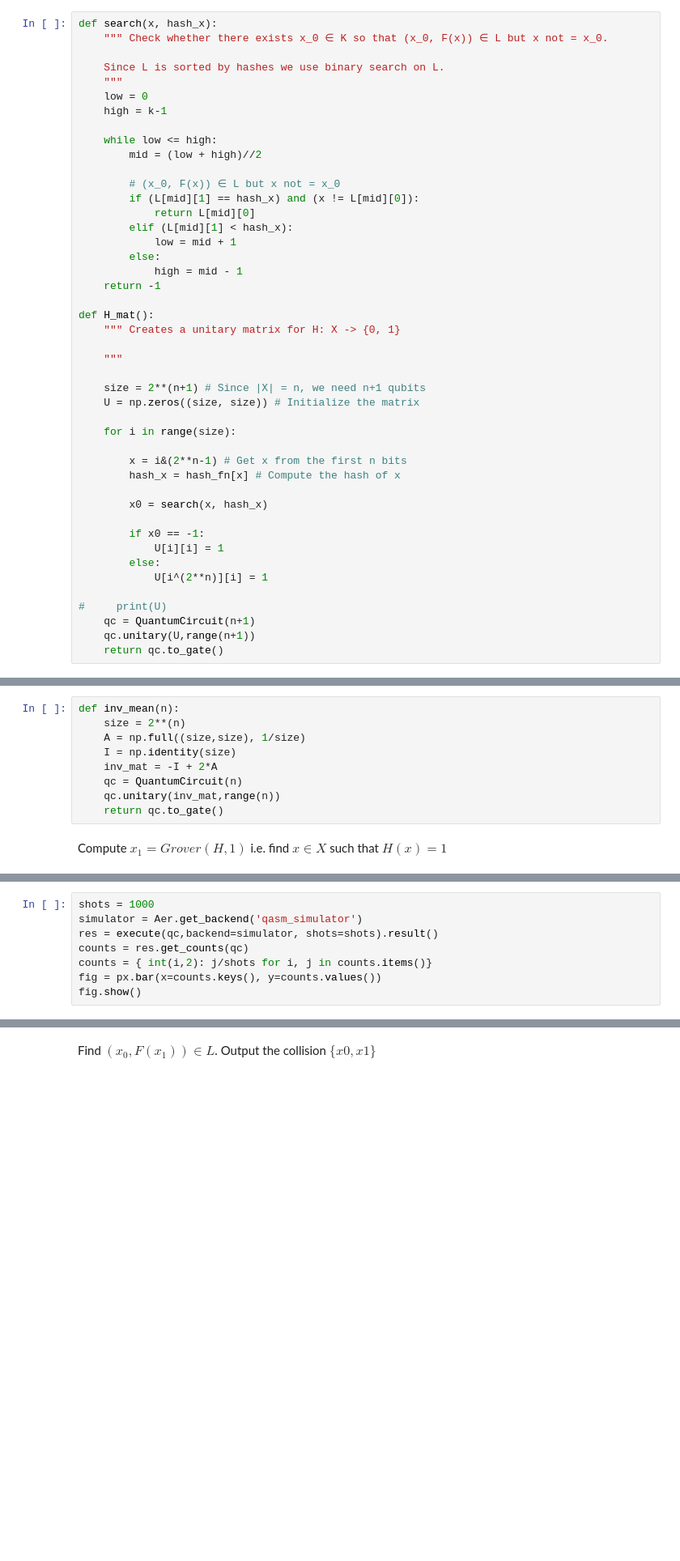
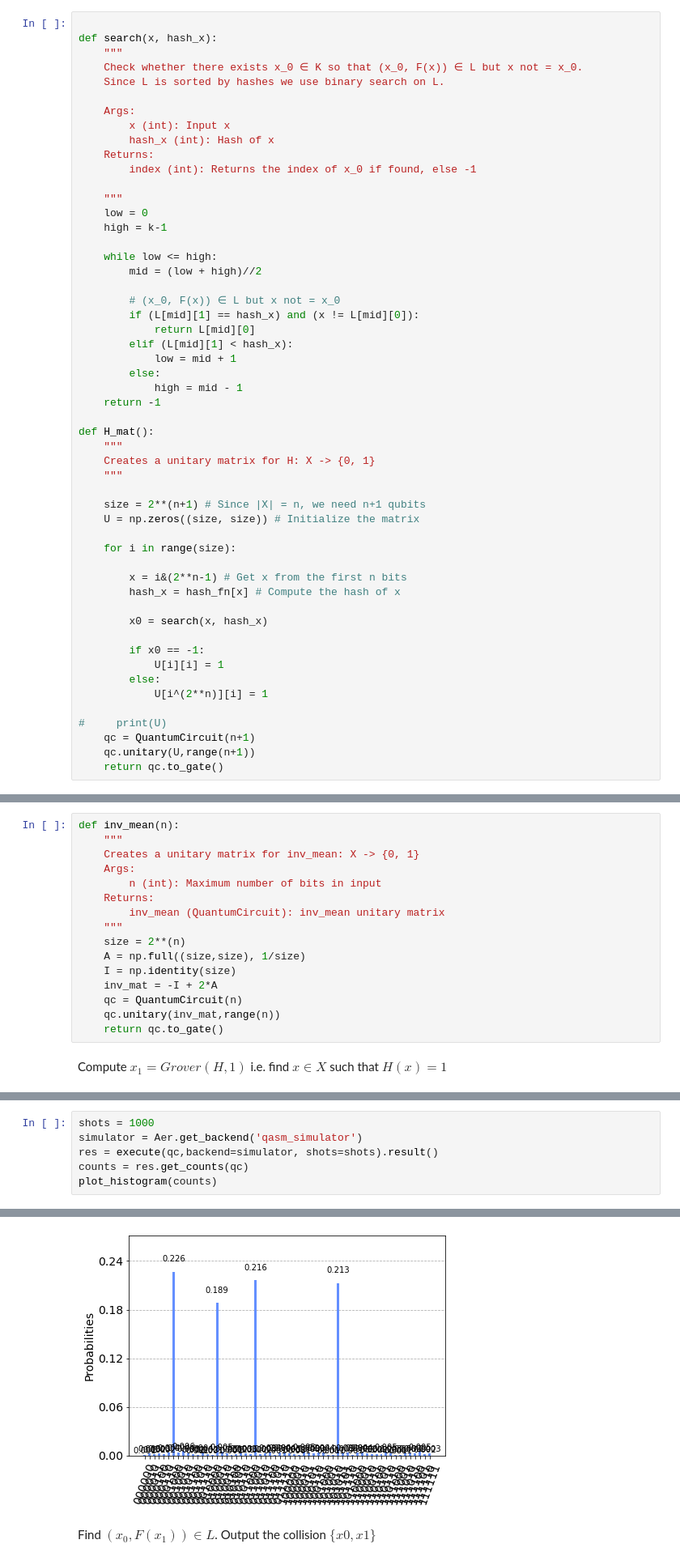
Before and after one commit to Gopal-Dahale/QSKC-Grover, a Jupyter notebook: QC_hash_claw/BHT.ipynb, the cells around one changed output, grey strips where cells are left out. Shown at 81% size. Drawn from its saved outputs; the diff is of its cells as text; blank space fills up the shorter version.

```diff
--- a/QC_hash_claw/BHT.ipynb
+++ b/QC_hash_claw/BHT.ipynb
@@ -101,10 +98,18 @@ No Collision Found
 # %% [markdown]
 Compute $x_1 = Grover(H, 1)$ where $H : X → \{0, 1\}$ denotes the function defined by $H(x) = 1$ if and only if there exists $x_0 ∈ K$ so that $(x_0, F(x)) ∈ L$ but $x \not = x_0$. (Note that $x_0$ is unique if it exists since we already checked that there are no collisions in $L$).
 # %%
+
 def search(x, hash_x):
-    """ Check whether there exists x_0 ∈ K so that (x_0, F(x)) ∈ L but x not = x_0.
+    """
+    Check whether there exists x_0 ∈ K so that (x_0, F(x)) ∈ L but x not = x_0.
+    Since L is sorted by hashes we use binary search on L.
 
-    Since L is sorted by hashes we use binary search on L.
+    Args:
+        x (int): Input x
+        hash_x (int): Hash of x
+    Returns:
+        index (int): Returns the index of x_0 if found, else -1
+
     """
     low = 0
     high = k-1
@@ -122,8 +127,8 @@ def search(x, hash_x):
     return -1
 
 def H_mat():
-    """ Creates a unitary matrix for H: X -> {0, 1}
-
+    """
+    Creates a unitary matrix for H: X -> {0, 1}
     """
 
     size = 2**(n+1) # Since |X| = n, we need n+1 qubits
@@ -149,6 +154,13 @@ def H_mat():
 Inverse about the mean gate required for grover search
 # %%
 def inv_mean(n):
+    """
+    Creates a unitary matrix for inv_mean: X -> {0, 1}
+    Args:
+        n (int): Maximum number of bits in input
+    Returns:
+        inv_mean (QuantumCircuit): inv_mean unitary matrix
+    """
     size = 2**(n)
     A = np.full((size,size), 1/size)
     I = np.identity(size)
@@ -195,7 +207,5 @@ shots = 1000
 simulator = Aer.get_backend('qasm_simulator')
 res = execute(qc,backend=simulator, shots=shots).result()
 counts = res.get_counts(qc)
-counts = { int(i,2): j/shots for i, j in counts.items()}
-fig = px.bar(x=counts.keys(), y=counts.values())
-fig.show()
+plot_histogram(counts)
 # %% [output]
@@ -203,3 +212,4 @@ fig.show()
+[figure, added]
 # %% [markdown]
 Find $(x_0, F(x_1)) ∈ L$.  Output the collision $\{x0, x1\}$
 # %%
```
Also changed, not shown: parts of 6 cells of this notebook, 24 other files.
